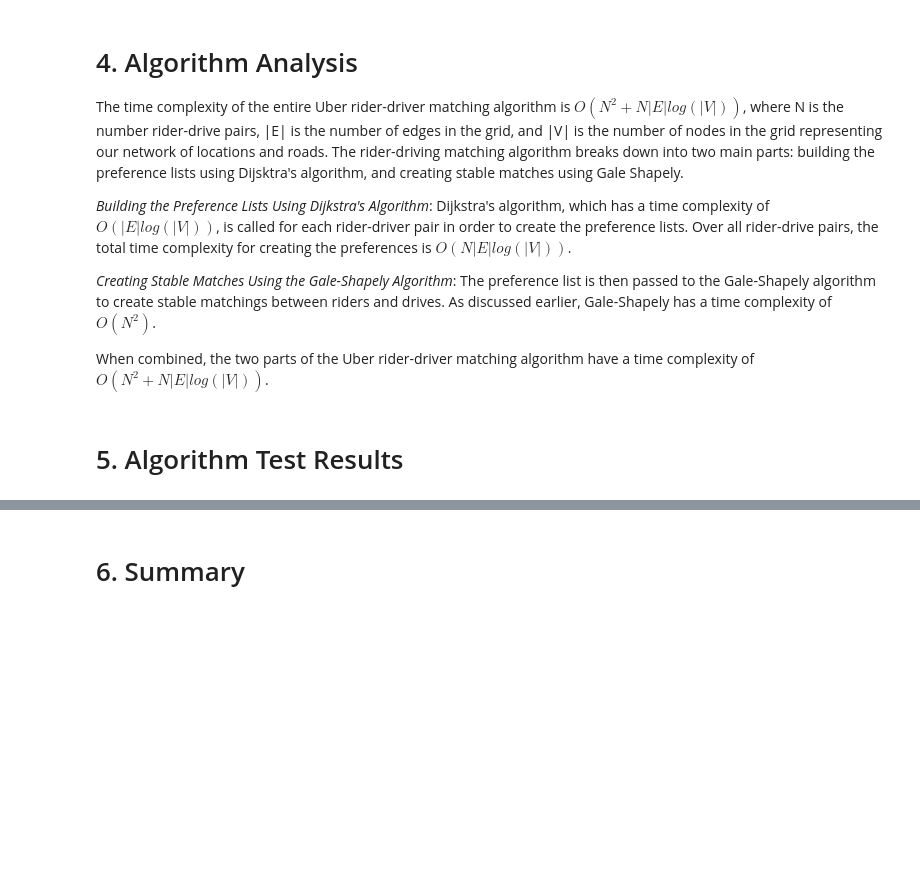
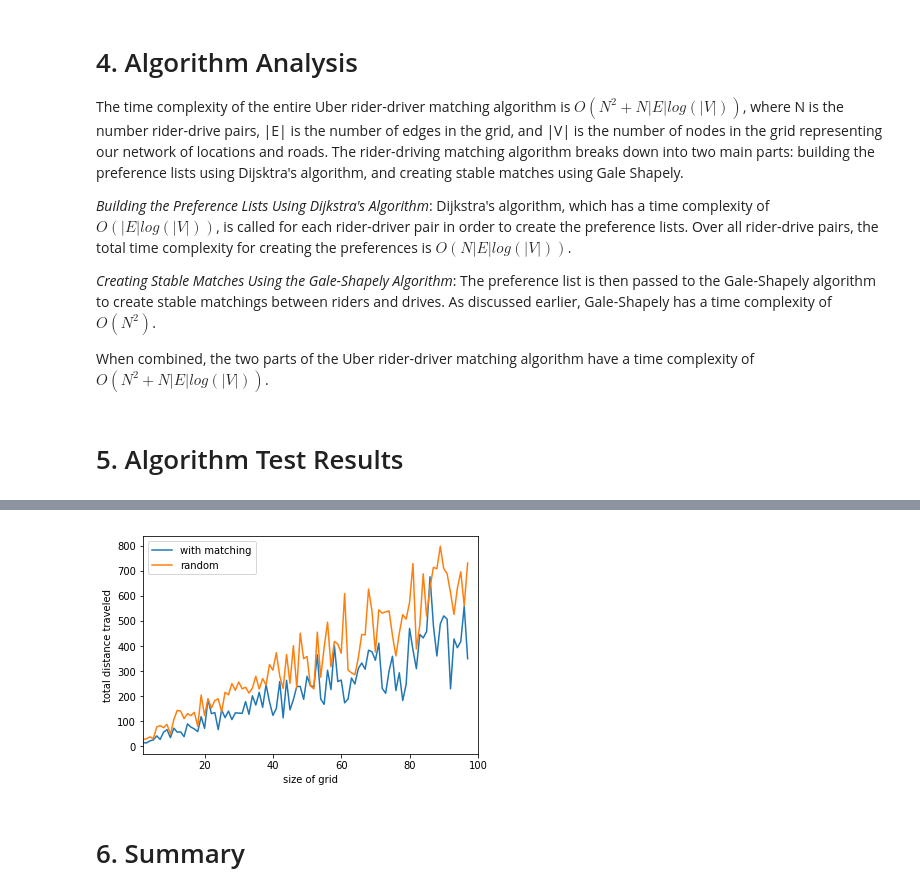
Before and after one commit to cavanstewart/math-182-final-project, a Jupyter notebook: GroupH_Gale_Shapley.ipynb, the cells around one changed output, grey strips where cells are left out. Saved outputs shown, nothing was run; the diff lists cells and outputs as text; code cells hidden in the pictures; blank space fills up the shorter version.

Commit message:
added visualization

```diff
--- a/GroupH_Gale_Shapley.ipynb
+++ b/GroupH_Gale_Shapley.ipynb
@@ -879,0 +880,19 @@ Total distance traveled by drivers to pickups: 21
+# %%
+import matplotlib.pyplot as plt
+
+#Visualization of test results
+tdist_uber = []
+tdist_rand = []
+for n in range(2, 100):
+    grid = generate_grid(n,n)
+    rand_grid = random_placement(randomize_weights(grid), 5, 5)
+
+    uber_preferences = determine_preferences(5, rand_grid)
+
+    random_matches = create_random_uber_engagements(uber_preferences[0])
+    uber_matches = create_uber_gale_shapely_match(uber_preferences[0])
+    output = sum_dist(uber_matches, uber_preferences)
+    output2 = sum_dist(random_matches, uber_preferences)
+
+    tdist_uber.append(output[1])
+    tdist_rand.append(output2[1])
@@ -880,3 +917,14 @@ Total distance traveled by drivers to pickups: 21
+# %%
+
+plt.xlim([2,100])
+plt.plot(tdist_uber)
+plt.plot(tdist_rand)
+plt.ylabel('total distance traveled')
+plt.xlabel('size of grid')
+plt.legend(['with matching', 'random'], loc='upper left')
+plt.show()
+# %% [output]
+[figure, added]
 # %% [markdown]
 # 6. Summary
 # %% [markdown]
```
Also changed, not shown: parts of 7 cells of this notebook.
